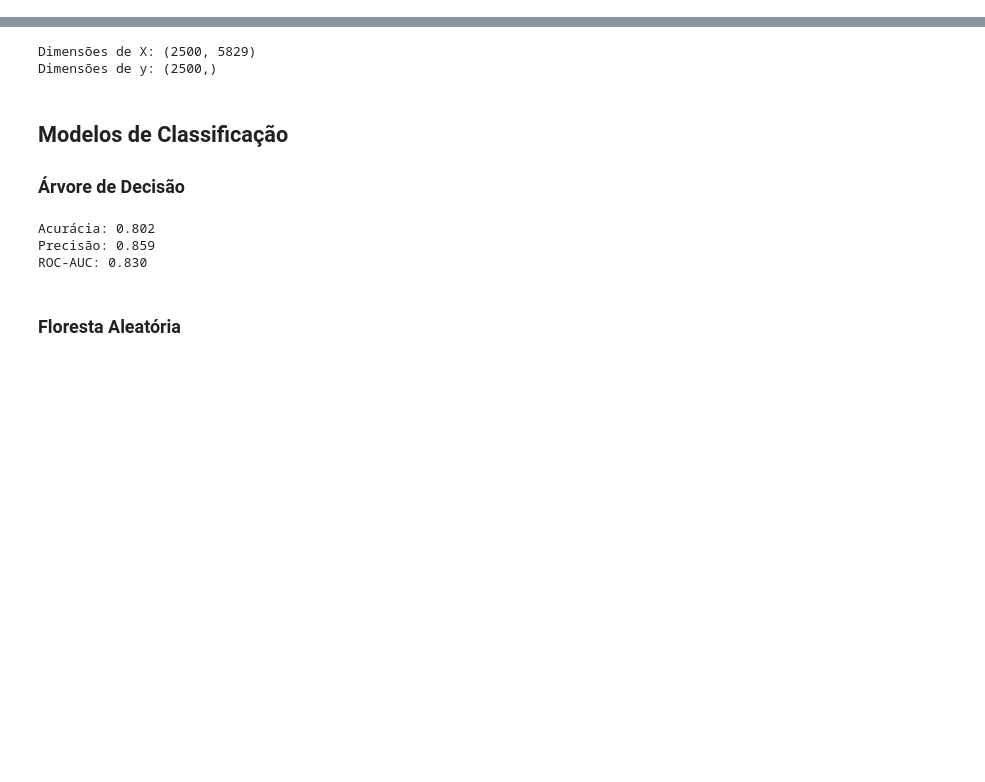
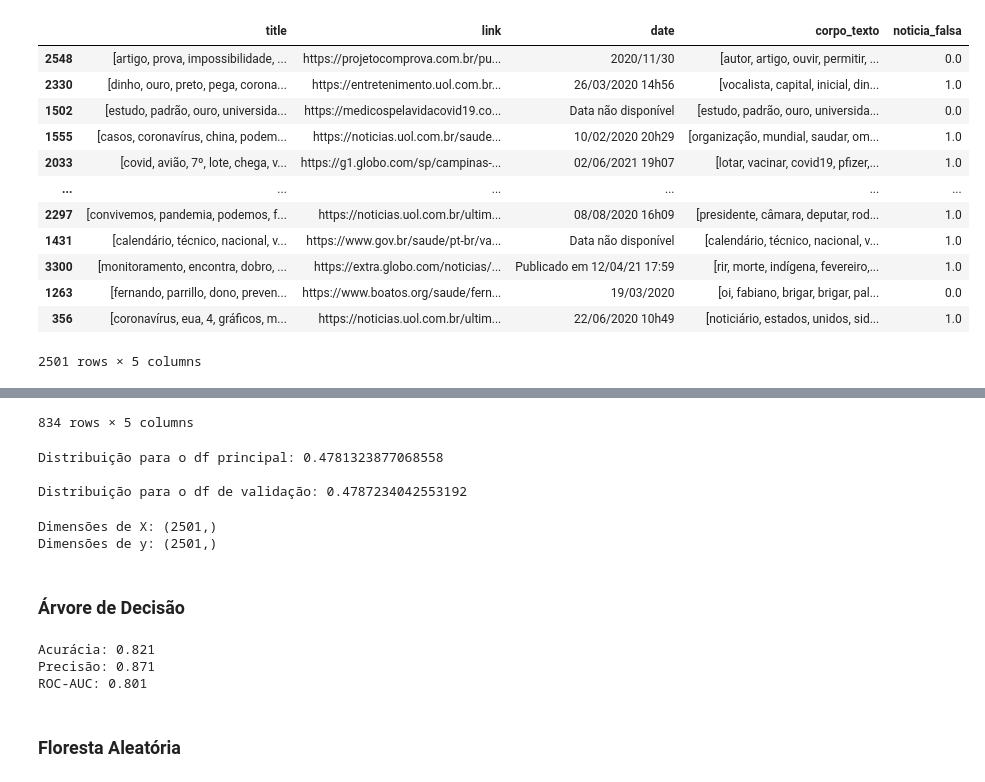
Before and after one commit to Thomazellinho/tcc_noticiasfalsas_ilum, a Jupyter notebook: 4_tcc_titulos.ipynb, the cells around one changed output, grey strips where cells are left out. Cells and saved outputs as stored; diff of their text form; code cells hidden in the pictures; blank space fills up the shorter version.

```diff
--- a/4_tcc_titulos.ipynb
+++ b/4_tcc_titulos.ipynb
@@ -231,0 +91,19 @@ if usar_links:
+# %%
+# Separa porção para validação
+df_main, df_validation = train_test_split(df, test_size=0.25, random_state=42, stratify=df['noticia_falsa'])
+
+display(df_main, df_validation)
+# %% [output]
+|  | title | link | date | corpo_texto | noticia_falsa |
+| 2548 | [artigo, prova, impossibilidade, ... | https://projetocomprova.com.br/pu... | 2020/11/30 | [autor, artigo, ouvir, permitir, ... | 0.0 |
+| 2330 | [dinho, ouro, preto, pega, corona... | https://entretenimento.uol.com.br... | 26/03/2020 14h56 | [vocalista, capital, inicial, din... | 1.0 |
+| 1502 | [estudo, padrão, ouro, universida... | https://medicospelavidacovid19.co... | Data não disponível | [estudo, padrão, ouro, universida... | 0.0 |
+| 1555 | [casos, coronavírus, china, podem... | https://noticias.uol.com.br/saude... | 10/02/2020 20h29 | [organização, mundial, saudar, om... | 1.0 |
+| 2033 | [covid, avião, 7º, lote, chega, v... | https://g1.globo.com/sp/campinas-... | 02/06/2021 19h07 | [lotar, vacinar, covid19, pfizer,... | 1.0 |
+| ... | ... | ... | ... | ... | ... |
+| 2297 | [convivemos, pandemia, podemos, f... | https://noticias.uol.com.br/ultim... | 08/08/2020 16h09 | [presidente, câmara, deputar, rod... | 1.0 |
+| 1431 | [calendário, técnico, nacional, v... | https://www.gov.br/saude/pt-br/va... | Data não disponível | [calendário, técnico, nacional, v... | 1.0 |
+| 3300 | [monitoramento, encontra, dobro, ... | https://extra.globo.com/noticias/... | Publicado em 12/04/21 17:59 | [rir, morte, indígena, fevereiro,... | 1.0 |
+| 1263 | [fernando, parrillo, dono, preven... | https://www.boatos.org/saude/fern... | 19/03/2020 | [oi, fabiano, brigar, brigar, pal... | 0.0 |
+| 356 | [coronavírus, eua, 4, gráficos, m... | https://noticias.uol.com.br/ultim... | 22/06/2020 10h49 | [noticiário, estados, unidos, sid... | 1.0 |
+2501 rows × 5 columns
@@ -232,15 +122,26 @@ if usar_links:
+834 rows × 5 columns
+# %%
+# Checa distribuição de classes entre dados separados
+print(f'Distribuição para o df principal: {df_main['noticia_falsa'].value_counts()[0]/\
+      df_main['noticia_falsa'].value_counts()[1]}')
+print(f'\nDistribuição para o df de validação: {df_validation['noticia_falsa'].value_counts()[0]/\
+      df_validation['noticia_falsa'].value_counts()[1]}')
+# %% [output]
+Distribuição para o df principal: 0.4781323877068558
+
+Distribuição para o df de validação: 0.4787234042553192
 # %%
+# Inicializa o vetorizador de TF-IDF
+tfidf_vectorizer = TfidfVectorizer()
+
 # Criação de vetores
-X = tfidf
-y = novo_df['noticia_falsa']
-
-titulos = novo_df['title'].tolist()
+X = df_main['title'].apply(lambda x: ' '.join(x))
+y = df_main['noticia_falsa']
 
 print("Dimensões de X:", X.shape)
 print("Dimensões de y:", y.shape)
 # %% [output]
-Dimensões de X: (2500, 5829)
-Dimensões de y: (2500,)
+Dimensões de X: (2501,)
+Dimensões de y: (2501,)
 # %% [markdown]
-## Modelos de Classificação
 ### Árvore de Decisão
@@ -251,19 +148,22 @@ scores = ['accuracy', 'precision', 'roc_auc']
 # %%
-# Cria modelo
+# Cria modelo e define pipeline com TF-IDF
 modelo_ad = DecisionTreeClassifier()
-modelo_ad
+pipeline_ad = Pipeline([('TF-IDF', tfidf_vectorizer), ('modelo', modelo_ad)])
 
 # Validação cruzada
-resultados_ad = cross_validate(modelo_ad, X, y, scoring=scores)
+resultados_ad = cross_validate(pipeline_ad, X, y, scoring=[score for score in metrics.keys()])
 
 acc_ad = resultados_ad['test_accuracy'].mean()
+acc_ad_std = np.std(resultados_ad['test_accuracy'])
 prec_ad = resultados_ad['test_precision'].mean()
+prec_ad_std = np.std(resultados_ad['test_precision'])
 rocauc_ad = resultados_ad['test_roc_auc'].mean()
+rocauc_ad_std = np.std(resultados_ad['test_roc_auc'])
 print(f'Acurácia: {acc_ad:.3f}\nPrecisão: {prec_ad:.3f}\nROC-AUC: {rocauc_ad:.3f}')
 # %% [output]
-Acurácia: 0.802
-Precisão: 0.859
-ROC-AUC: 0.830
+Acurácia: 0.821
+Precisão: 0.871
+ROC-AUC: 0.801
 # %% [markdown]
 ### Floresta Aleatória
 # %%
```
Also changed, not shown: parts of 37 cells of this notebook, 3 other files.
